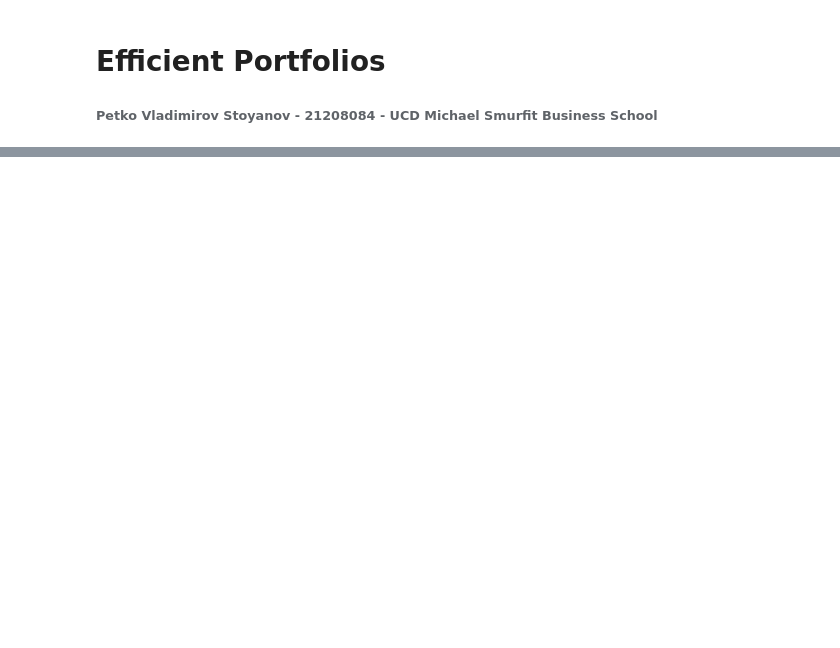
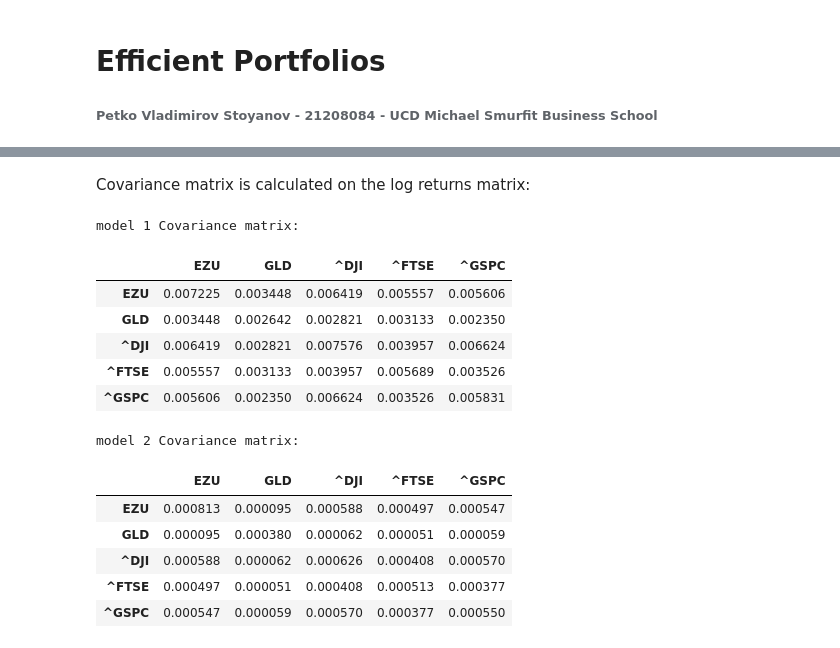
Before and after one commit to ppetko98/ProgrammingFDS-Midterm, a Jupyter notebook: EfficientPortfolios_Midterm.ipynb, the cells around one changed output, grey strips where cells are left out. Cells and saved outputs as stored; diff of their text form; code cells hidden in the pictures; blank space fills up the shorter version.

```diff
--- a/EfficientPortfolios_Midterm.ipynb
+++ b/EfficientPortfolios_Midterm.ipynb
@@ -149,0 +160,26 @@ use 3 month tbl
+# %% [markdown]
+Covariance matrix is calculated on the log returns matrix:
+# %%
+covariances = {'model 1': None, 'model 2': None}
+
+for model in models:
+    log_returns = get_log_return(models[model]).dropna()
+    matrix = log_returns.cov()
+    print(model, 'Covariance matrix:')
+    display(matrix)
+    covariances[model] = log_returns.cov()
+# %% [output]
+model 1 Covariance matrix:
+|  | EZU | GLD | ^DJI | ^FTSE | ^GSPC |
+| EZU | 0.007225 | 0.003448 | 0.006419 | 0.005557 | 0.005606 |
+| GLD | 0.003448 | 0.002642 | 0.002821 | 0.003133 | 0.002350 |
+| ^DJI | 0.006419 | 0.002821 | 0.007576 | 0.003957 | 0.006624 |
+| ^FTSE | 0.005557 | 0.003133 | 0.003957 | 0.005689 | 0.003526 |
+| ^GSPC | 0.005606 | 0.002350 | 0.006624 | 0.003526 | 0.005831 |
+model 2 Covariance matrix:
+|  | EZU | GLD | ^DJI | ^FTSE | ^GSPC |
+| EZU | 0.000813 | 0.000095 | 0.000588 | 0.000497 | 0.000547 |
+| GLD | 0.000095 | 0.000380 | 0.000062 | 0.000051 | 0.000059 |
+| ^DJI | 0.000588 | 0.000062 | 0.000626 | 0.000408 | 0.000570 |
+| ^FTSE | 0.000497 | 0.000051 | 0.000408 | 0.000513 | 0.000377 |
+| ^GSPC | 0.000547 | 0.000059 | 0.000570 | 0.000377 | 0.000550 |
```
Also changed, not shown: parts of 36 cells of this notebook, 2 other files.
